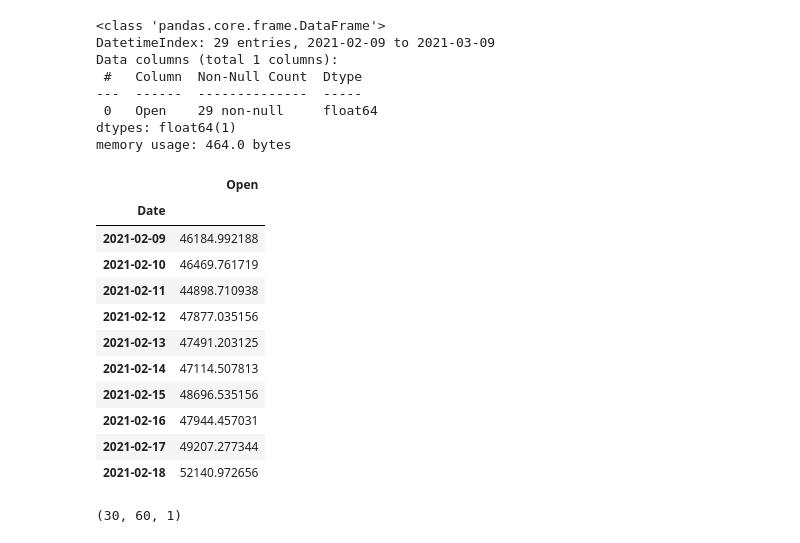
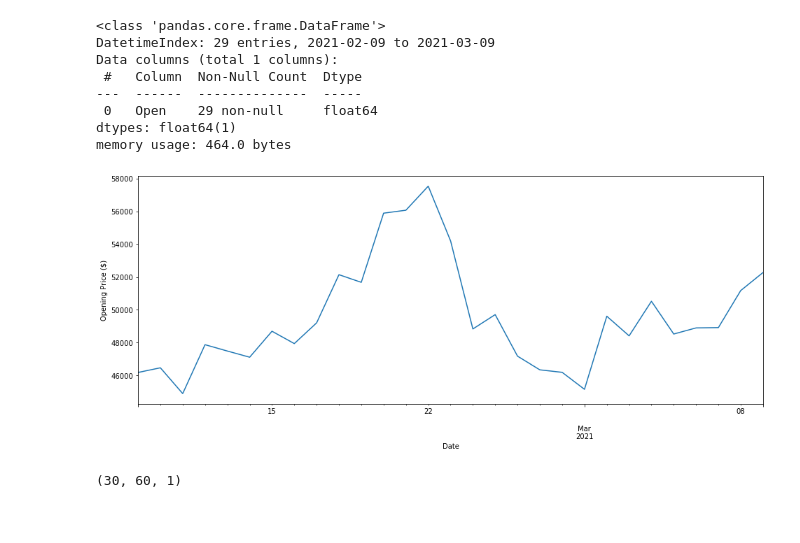
Before and after one commit to Amelchristy/BitcoinPricePrediction, a Jupyter notebook: BitCoin_data.ipynb, the cells around one changed output. Drawn from its saved outputs; the diff is of its cells as text; code cells hidden in the pictures.

```diff
--- a/BitCoin_data.ipynb
+++ b/BitCoin_data.ipynb
@@ -292,20 +316,11 @@ Data columns (total 1 columns):
  0   Open    29 non-null     float64
 dtypes: float64(1)
 memory usage: 464.0 bytes
-# %%
-test_set.head(10)
-# %% [output]
-|  | Open |
-| Date |  |
-| 2021-02-09 | 46184.992188 |
-| 2021-02-10 | 46469.761719 |
-| 2021-02-11 | 44898.710938 |
-| 2021-02-12 | 47877.035156 |
-| 2021-02-13 | 47491.203125 |
-| 2021-02-14 | 47114.507813 |
-| 2021-02-15 | 48696.535156 |
-| 2021-02-16 | 47944.457031 |
-| 2021-02-17 | 49207.277344 |
-| 2021-02-18 | 52140.972656 |
 # %%
 test_set.to_csv('Actual_BTC_Price.csv', index=True, header=True)
+# %%
+test_set['Open'].plot(figsize=(16,6))
+plt.ylabel('Opening Price ($)')
+plt.savefig('images/Btc_historical_test.png')
+# %% [output]
+[figure, added]
```
Also changed, not shown: parts of 14 cells of this notebook, 3 other files.
